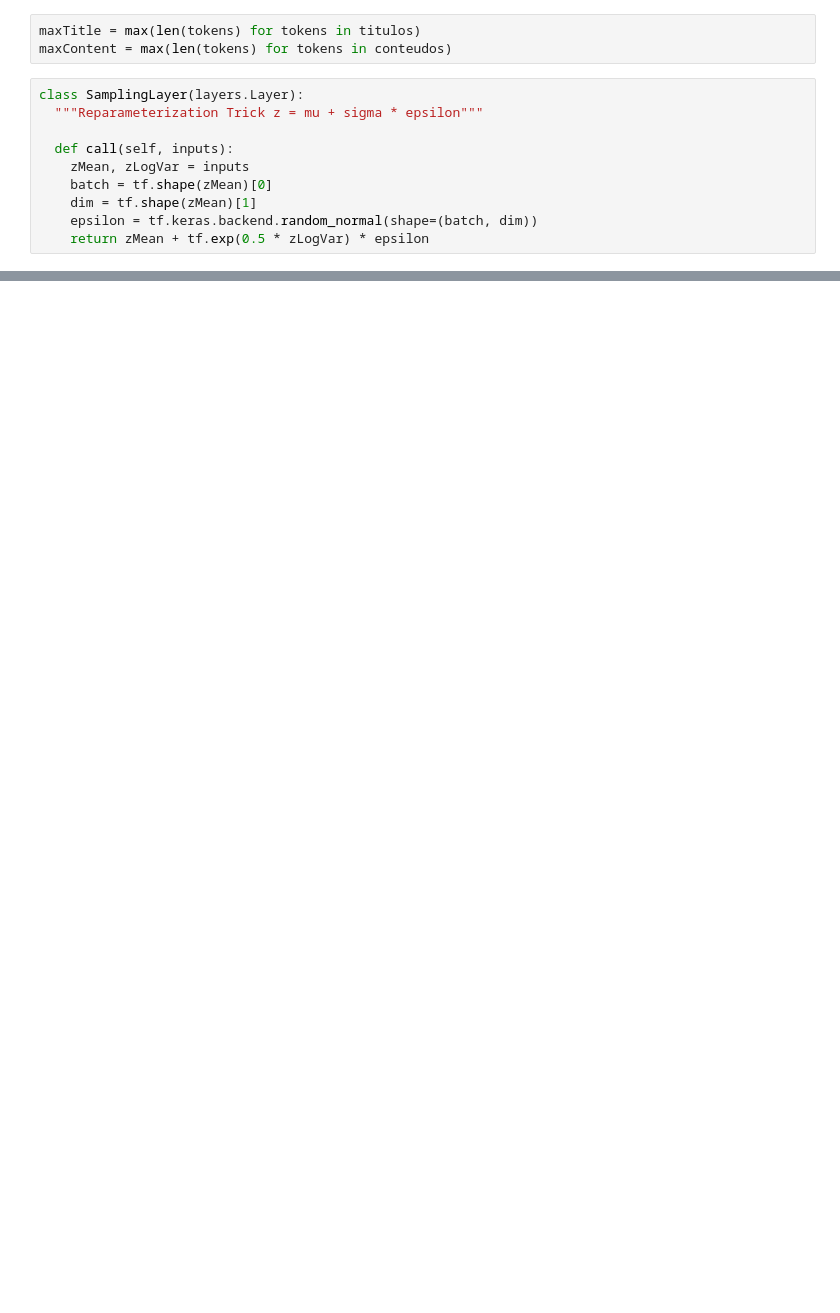
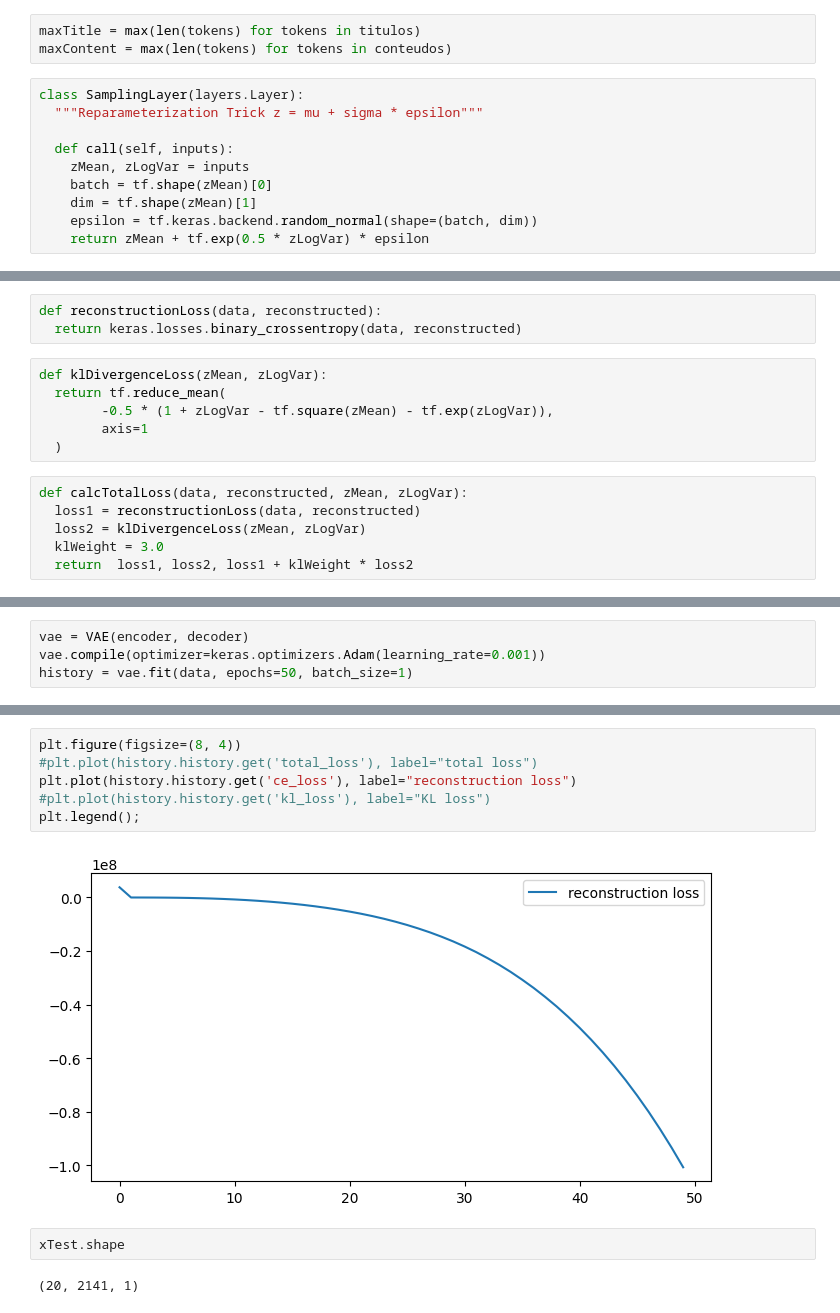
Before and after one commit to Miguelarssen/TittleNewsModel, a Jupyter notebook: arquiteturaVAE.ipynb, the cells around one changed output, grey strips where cells are left out. Cells and saved outputs as stored; diff of their text form; blank space fills up the shorter version.

```diff
--- a/arquiteturaVAE.ipynb
+++ b/arquiteturaVAE.ipynb
@@ -95,0 +127,15 @@ ________________________________________________________________________________
+# %%
+def reconstructionLoss(data, reconstructed):
+  return keras.losses.binary_crossentropy(data, reconstructed)
+# %%
+def klDivergenceLoss(zMean, zLogVar):
+  return tf.reduce_mean(
+        -0.5 * (1 + zLogVar - tf.square(zMean) - tf.exp(zLogVar)),
+        axis=1
+  )
+# %%
+def calcTotalLoss(data, reconstructed, zMean, zLogVar):
+  loss1 = reconstructionLoss(data, reconstructed)
+  loss2 = klDivergenceLoss(zMean, zLogVar)
+  klWeight = 3.0
+  return  loss1, loss2, loss1 + klWeight * loss2
@@ -95,0 +200,4 @@ ________________________________________________________________________________
+# %%
+vae = VAE(encoder, decoder)
+vae.compile(optimizer=keras.optimizers.Adam(learning_rate=0.001))
+history = vae.fit(data, epochs=50, batch_size=1)
@@ -95,0 +222,12 @@ ________________________________________________________________________________
+# %%
+plt.figure(figsize=(8, 4))
+#plt.plot(history.history.get('total_loss'), label="total loss")
+plt.plot(history.history.get('ce_loss'), label="reconstruction loss")
+#plt.plot(history.history.get('kl_loss'), label="KL loss")
+plt.legend();
+# %% [output]
+[figure, added]
+# %%
+xTest.shape
+# %% [output]
+(20, 2141, 1)
```
Also changed, not shown: parts of 18 cells of this notebook.
